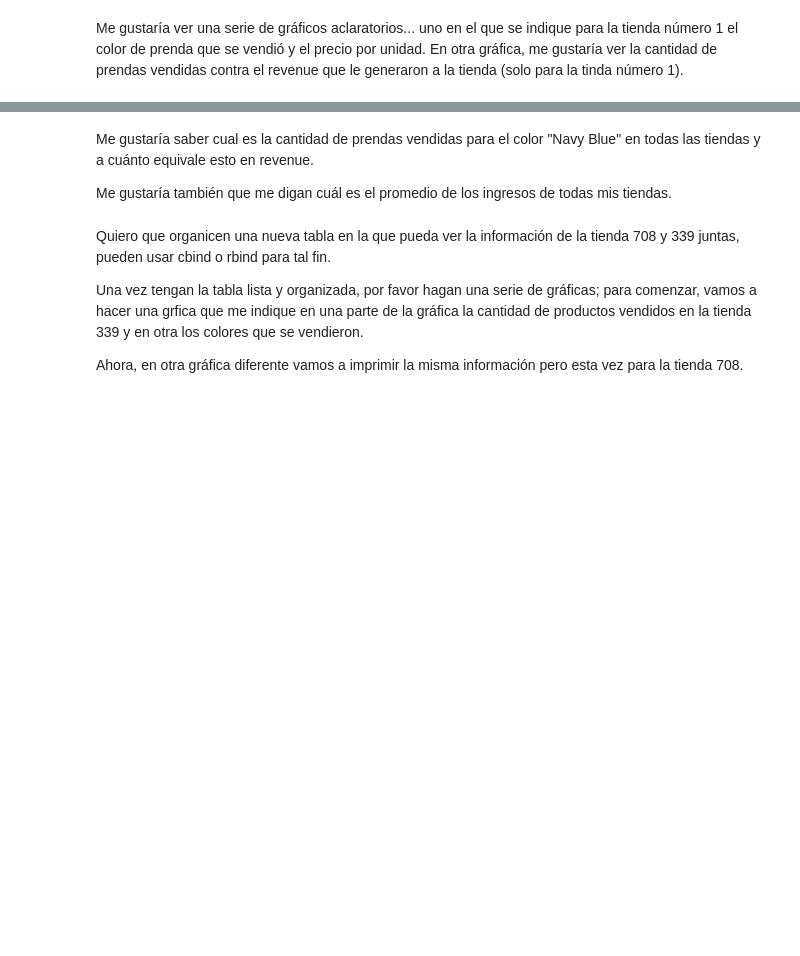
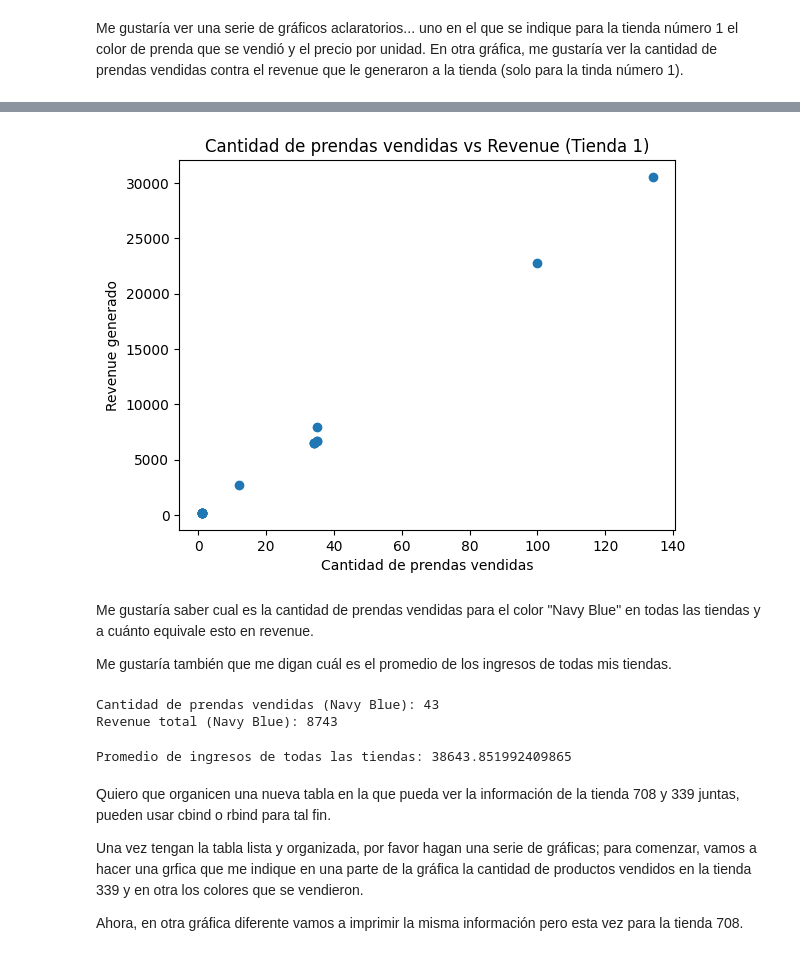
Before and after one commit to NatCastro28/Class2023, a Jupyter notebook: Taller_BigD.ipynb, the cells around one changed output, grey strips where cells are left out. Saved outputs shown, nothing was run; the diff lists cells and outputs as text; code cells hidden in the pictures; blank space fills up the shorter version.

```diff
--- a/Taller_BigD.ipynb
+++ b/Taller_BigD.ipynb
@@ -12,7 +170,34 @@ Me gustaría ver una serie de gráficos aclaratorios... uno en el que se indique
+# %%
+plt.scatter(df_tienda1['quantity'], df_tienda1['revenue'])
+plt.title('Cantidad de prendas vendidas vs Revenue (Tienda 1)')
+plt.xlabel('Cantidad de prendas vendidas')
+plt.ylabel('Revenue generado')
+plt.show()
+# %% [output]
+[figure, added]
 # %% [markdown]
 Me gustaría saber cual es la cantidad de prendas vendidas para el color "Navy Blue" en todas las tiendas y a cuánto equivale esto en revenue.
 
 Me gustaría también que me digan cuál es el promedio de los ingresos de todas mis tiendas.
+# %%
+df_navy_blue = df[df['color'] == 'Navy Blue']
+
+navy_blue_quantity = df_navy_blue['quantity'].sum()
+
+navy_blue_revenue = df_navy_blue['revenue'].sum()
+
+print('Cantidad de prendas vendidas (Navy Blue):', navy_blue_quantity)
+
+print('Revenue total (Navy Blue):', navy_blue_revenue)
+# %% [output]
+Cantidad de prendas vendidas (Navy Blue): 43
+Revenue total (Navy Blue): 8743
+# %%
+mean_revenue = df['revenue'].mean()
+
+print('Promedio de ingresos de todas las tiendas:', mean_revenue)
+# %% [output]
+Promedio de ingresos de todas las tiendas: 38643.851992409865
 # %% [markdown]
 Quiero que organicen una nueva tabla en la que pueda ver la información de la tienda 708 y 339 juntas, pueden usar cbind o rbind para tal fin.
 
```
Also changed, not shown: parts of 30 cells of this notebook.
